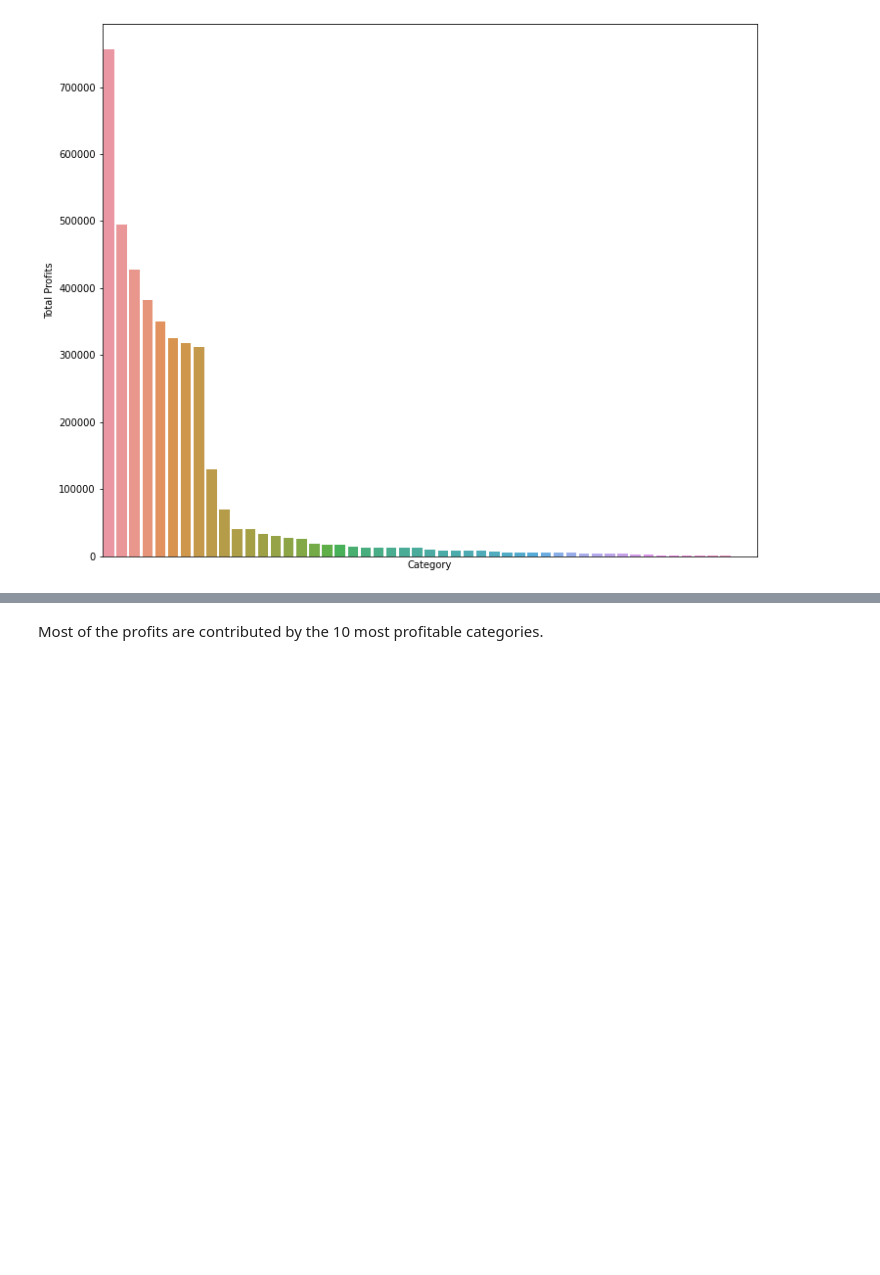
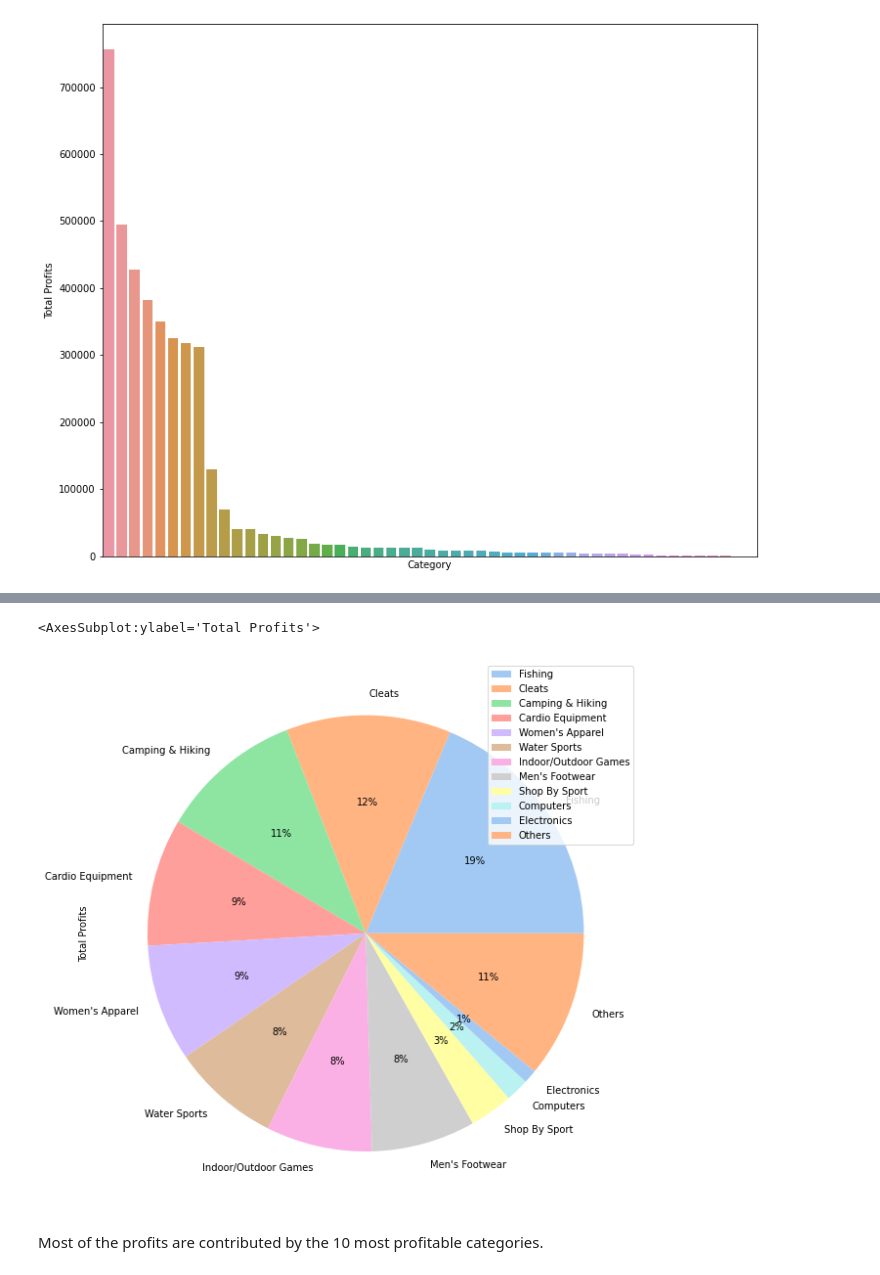
Before and after one commit to Chestnut-lol/DataOpenSpring2022, a Jupyter notebook: Datathon.ipynb, the cells around one changed output, grey strips where cells are left out. Drawn from its saved outputs; the diff is of its cells as text; code cells hidden in the pictures; blank space fills up the shorter version.

```diff
--- a/Datathon.ipynb
+++ b/Datathon.ipynb
@@ -122,3 +123,10 @@ plt.xticks([])
 plt.xlabel("Category");
 # %% [output]
 [figure]
+# %%
+category_profits.drop("Category Id",axis=1,inplace=True)
+# %%
+temp = category_profits[10:].sum()
+temp["Category Name"]="Others"
+# %%
+profits_per_cat = category_profits[:11].append(temp,ignore_index=True).set_index("Category Name")
@@ -125,3 +148,9 @@ plt.xlabel("Category");
+# %%
+colors = sns.color_palette('pastel')[:10]
+profits_per_cat.plot(kind="pie",y="Total Profits",labels=profits_per_cat.index,colors=colors,figsize=(10,12),autopct='%.0f%%')
+# %% [output]
+<AxesSubplot:ylabel='Total Profits'>
+[figure, added]
 # %% [markdown]
 Most of the profits are contributed by the 10 most profitable categories.
 # %%
```
Also changed, not shown: parts of 7 cells of this notebook, 4 other files.
